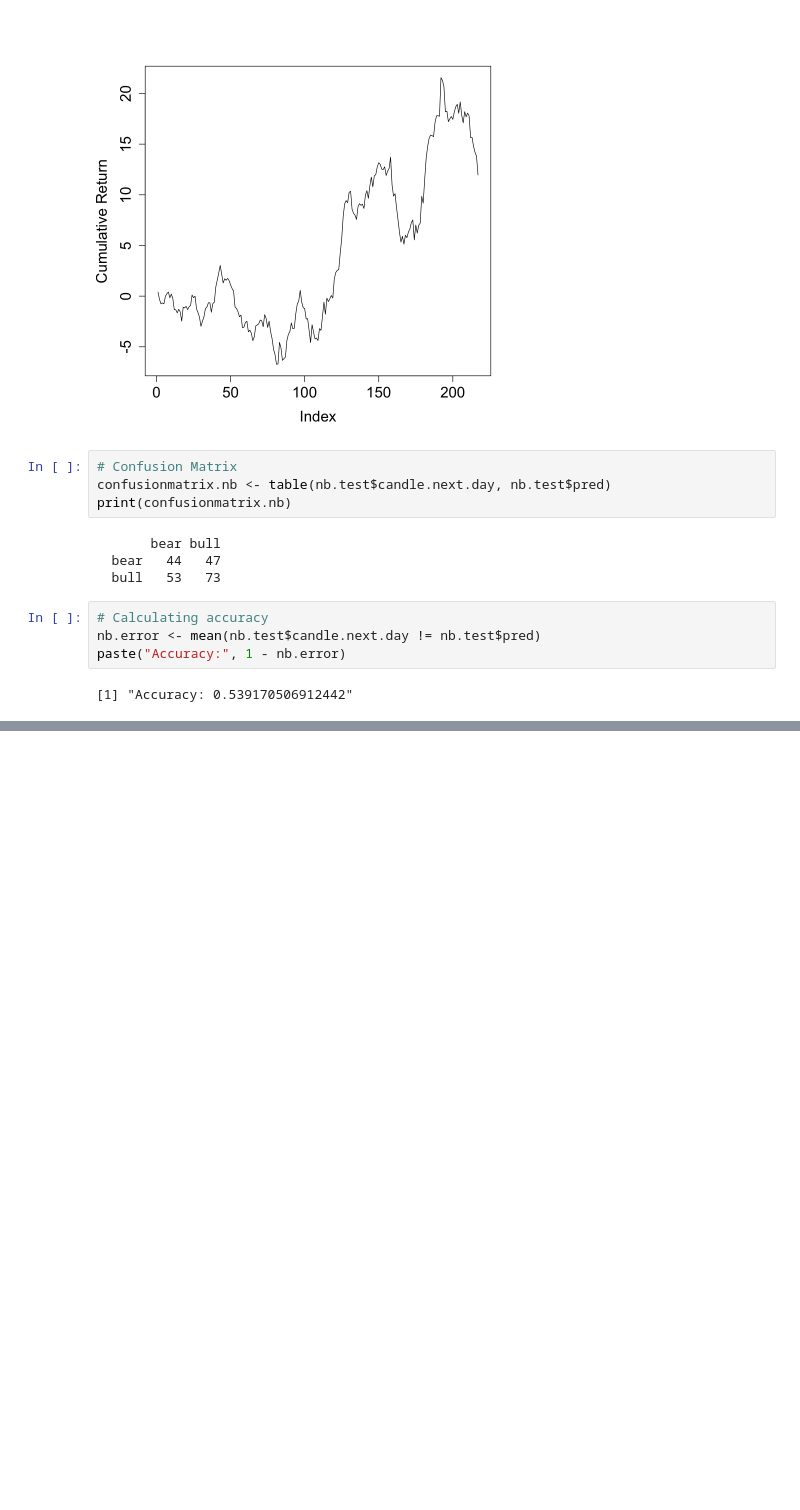
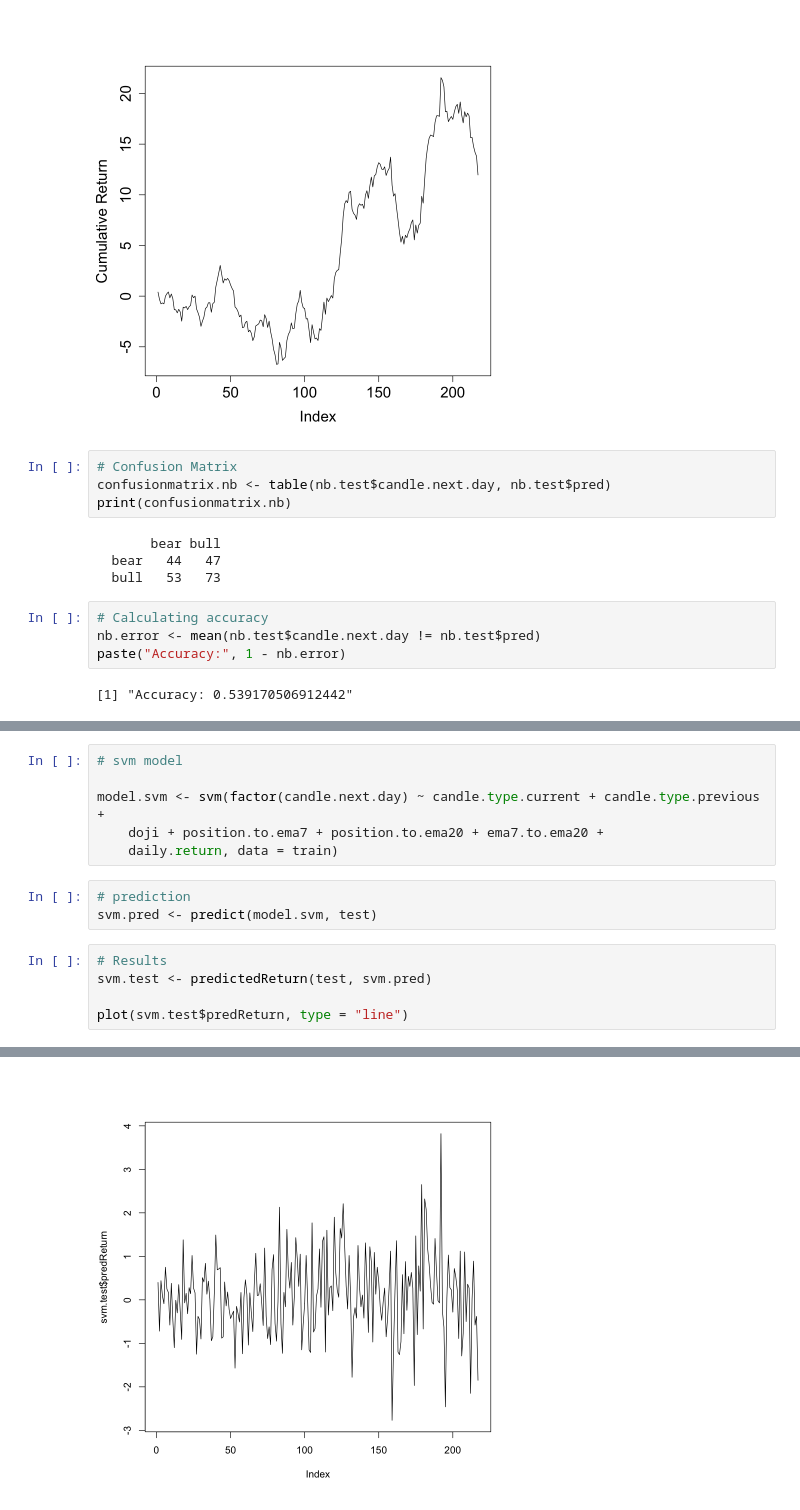
Before and after one commit to oozdal/How-to-learn-R, a Jupyter notebook: MachineLearning/Predict_CandleType.ipynb, the cells around one changed output, grey strips where cells are left out. Drawn from its saved outputs; the diff is of its cells as text; blank space fills up the shorter version.

```diff
--- a/MachineLearning/Predict_CandleType.ipynb
+++ b/MachineLearning/Predict_CandleType.ipynb
@@ -424,0 +472,15 @@ paste("Accuracy:", 1 - nb.error)
+# %%
+# svm model
+
+model.svm <- svm(factor(candle.next.day) ~ candle.type.current + candle.type.previous +
+    doji + position.to.ema7 + position.to.ema20 + ema7.to.ema20 +
+    daily.return, data = train)
+# %%
+# prediction
+svm.pred <- predict(model.svm, test)
+# %%
+# Results
+svm.test <- predictedReturn(test, svm.pred)
+
+plot(svm.test$predReturn, type = "line")
+# %% [output]
@@ -424,0 +489 @@ paste("Accuracy:", 1 - nb.error)
+[figure, added]
```
Also changed, not shown: parts of 6 cells of this notebook.
